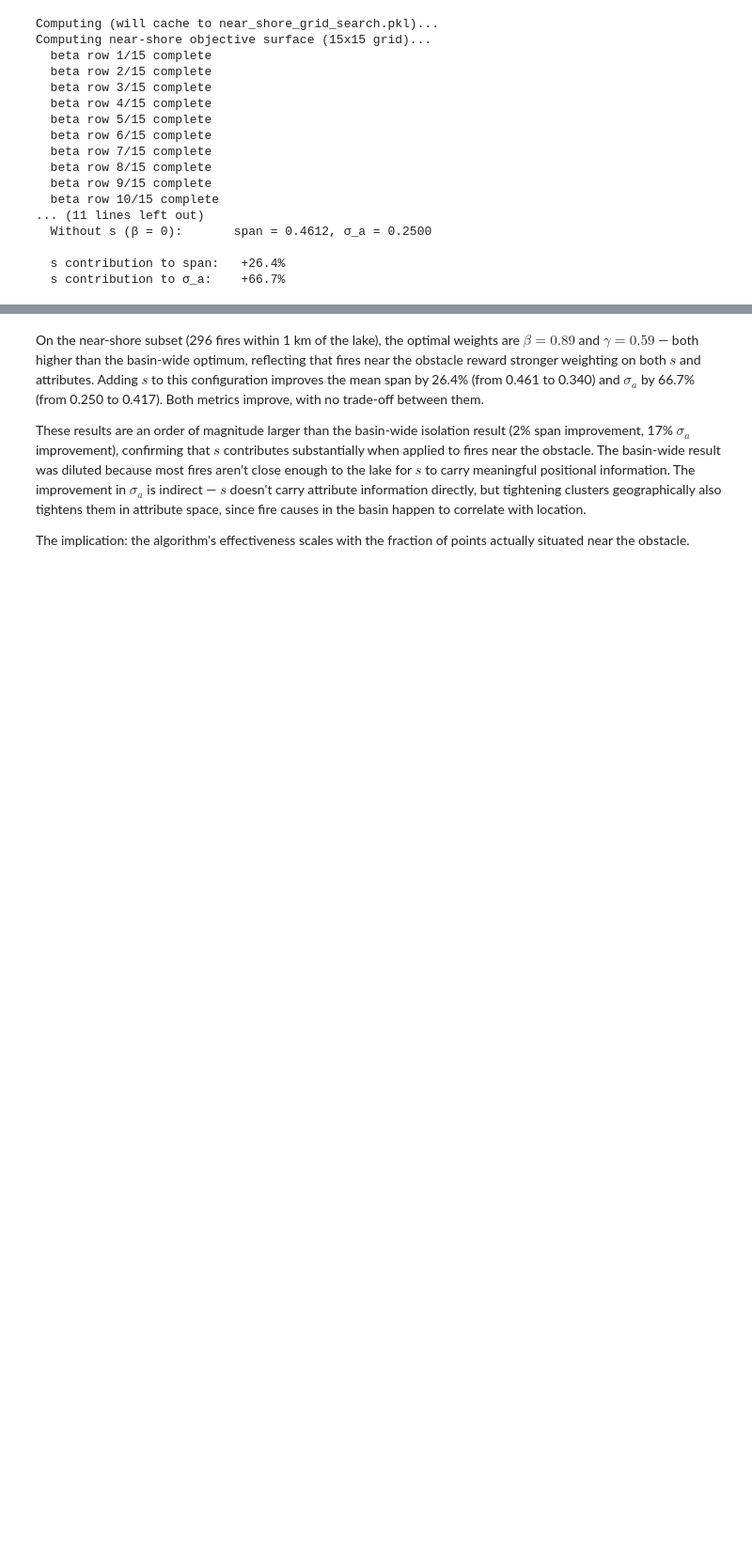
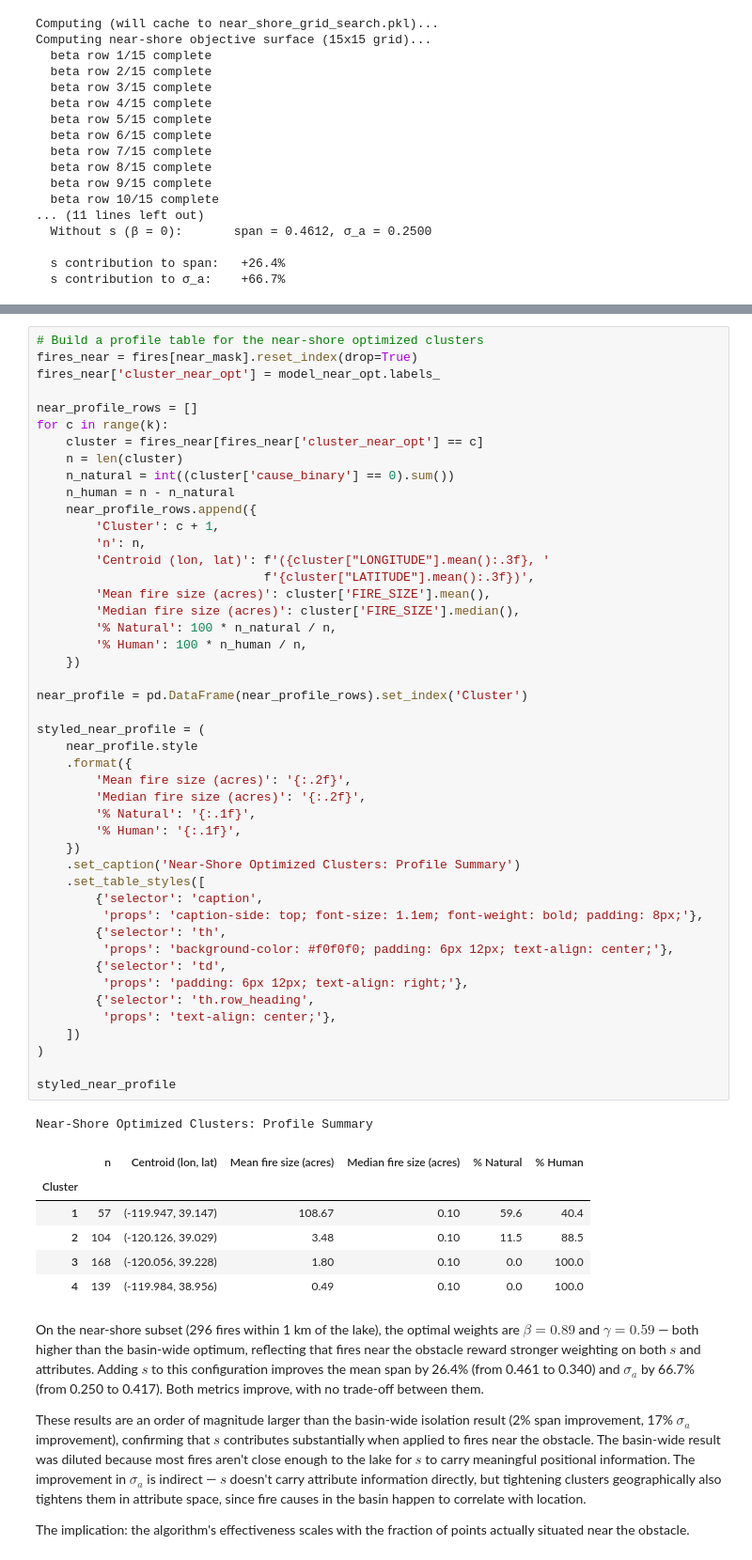
Before and after one commit to Michele-75/obstacle-aware-clustering, a Jupyter notebook: notebooks/03_clustering_wildfires.ipynb, the cells around one changed output, grey strips where cells are left out. Shown at 94% size. Drawn from its saved outputs; the diff is of its cells as text; blank space fills up the shorter version.

```diff
--- a/notebooks/03_clustering_wildfires.ipynb
+++ b/notebooks/03_clustering_wildfires.ipynb
@@ -1472,3 +1551,57 @@ Computing near-shore objective surface (15x15 grid)...
+# %%
+# Build a profile table for the near-shore optimized clusters
+fires_near = fires[near_mask].reset_index(drop=True)
+fires_near['cluster_near_opt'] = model_near_opt.labels_
+
+near_profile_rows = []
+for c in range(k):
+    cluster = fires_near[fires_near['cluster_near_opt'] == c]
+    n = len(cluster)
+    n_natural = int((cluster['cause_binary'] == 0).sum())
+    n_human = n - n_natural
+    near_profile_rows.append({
+        'Cluster': c + 1,
+        'n': n,
+        'Centroid (lon, lat)': f'({cluster["LONGITUDE"].mean():.3f}, '
+                               f'{cluster["LATITUDE"].mean():.3f})',
+        'Mean fire size (acres)': cluster['FIRE_SIZE'].mean(),
+        'Median fire size (acres)': cluster['FIRE_SIZE'].median(),
+        '% Natural': 100 * n_natural / n,
+        '% Human': 100 * n_human / n,
+    })
+
+near_profile = pd.DataFrame(near_profile_rows).set_index('Cluster')
+
+styled_near_profile = (
+    near_profile.style
+    .format({
+        'Mean fire size (acres)': '{:.2f}',
+        'Median fire size (acres)': '{:.2f}',
+        '% Natural': '{:.1f}',
+        '% Human': '{:.1f}',
+    })
+    .set_caption('Near-Shore Optimized Clusters: Profile Summary')
+    .set_table_styles([
+        {'selector': 'caption',
+         'props': 'caption-side: top; font-size: 1.1em; font-weight: bold; padding: 8px;'},
+        {'selector': 'th',
+         'props': 'background-color: #f0f0f0; padding: 6px 12px; text-align: center;'},
+        {'selector': 'td',
+         'props': 'padding: 6px 12px; text-align: right;'},
+        {'selector': 'th.row_heading',
+         'props': 'text-align: center;'},
+    ])
+)
+
+styled_near_profile
+# %% [output]
+Near-Shore Optimized Clusters: Profile Summary
+|  | n | Centroid (lon, lat) | Mean fire size (acres) | Median fire size (acres) | % Natural | % Human |
+| Cluster |  |  |  |  |  |  |
+| 1 | 57 | (-119.947, 39.147) | 108.67 | 0.10 | 59.6 | 40.4 |
+| 2 | 104 | (-120.126, 39.029) | 3.48 | 0.10 | 11.5 | 88.5 |
+| 3 | 168 | (-120.056, 39.228) | 1.80 | 0.10 | 0.0 | 100.0 |
+| 4 | 139 | (-119.984, 38.956) | 0.49 | 0.10 | 0.0 | 100.0 |
 # %% [markdown]
 On the near-shore subset (296 fires within 1 km of the lake), the optimal weights are $\beta = 0.89$ and $\gamma = 0.59$ — both higher than the basin-wide optimum, reflecting that fires near the obstacle reward stronger weighting on both $s$ and attributes. Adding $s$ to this configuration improves the mean span by 26.4% (from 0.461 to 0.340) and $\sigma_a$ by 66.7% (from 0.250 to 0.417). Both metrics improve, with no trade-off between them.
 
```
Also changed, not shown: parts of 10 cells of this notebook, 3 other files.
